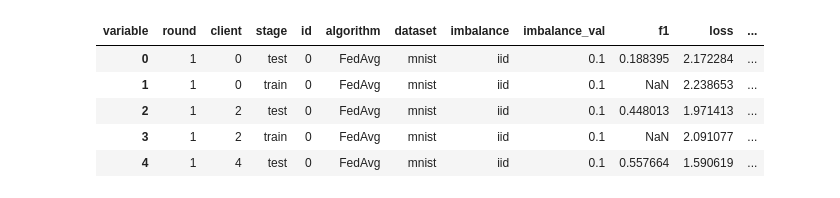
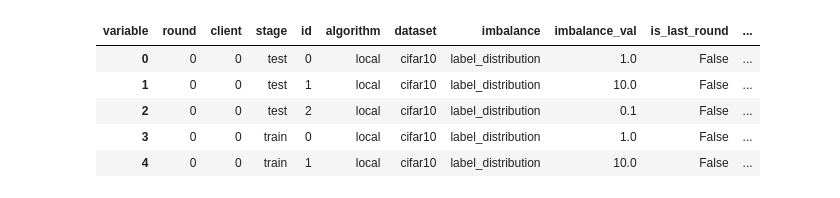
Before and after one commit to lmeinhold/client-benefit-contribution-cfl, a Jupyter notebook: notebooks/Client Benefit.ipynb, the cells around one changed output. Saved outputs shown, nothing was run; the diff lists cells and outputs as text; code cells hidden in the pictures.

Commit message:
Add client benefit notebook

```diff
--- a/notebooks/Client Benefit.ipynb
+++ b/notebooks/Client Benefit.ipynb
@@ -18,5 +17,0 @@ Found 18 config files
-# %%
-config = jsonpickle.decode(config_files[0].read_text())
-data_file = Path(RUNDIR, config_files[0].name.split(".")[0] + ".csv")
-data = pd.read_csv(data_file)
-data.head()
@@ -31,9 +19,9 @@ data.head()
 configs = {}
 dfs = {}
 for config_file in config_files:
-    config = jsonpickle.decode(config_files[0].read_text())
-    data_file = Path(RUNDIR, config_files[0].name.split(".")[0] + ".csv")
-    sub_id = config_files[0].name.split(".")[0].split("_")[-1]
+    config = jsonpickle.decode(config_file.read_text())
+    data_file = Path(RUNDIR, config_file.name.split(".")[0] + ".csv")
+    sub_id = config_file.name.split(".")[0].split("_")[-1]
 
     data = pd.read_csv(data_file)
     data["id"] = sub_id
@@ -41,18 +29,21 @@ for config_file in config_files:
     data["dataset"] = config["dataset"]
     data["imbalance"] = config["imbalance_type"]
     data["imbalance_val"] = config["imbalance_value"]
+    data["is_last_round"] = data["round"] == (config["rounds"] - 1)
 
+    if sub_id in configs:
+        print("Duplicate id!")
     dfs[sub_id] = data
     configs[sub_id] = config
 
 data = pd.concat(dfs.values(), axis=0)
 # %%
-data = data.pivot_table(values = "value", index = ["round", "client", "stage", "id", "algorithm", "dataset", "imbalance", "imbalance_val"], columns = ["variable"]).reset_index()
+data = data.pivot_table(values = "value", index = ["round", "client", "stage", "id", "algorithm", "dataset", "imbalance", "imbalance_val", "is_last_round"], columns = ["variable"]).reset_index()
 data.head()
 # %% [output]
-| variable | round | client | stage | id | algorithm | dataset | imbalance | imbalance_val | f1 | loss | ... |
-| 0 | 1 | 0 | test | 0 | FedAvg | mnist | iid | 0.1 | 0.188395 | 2.172284 | ... |
-| 1 | 1 | 0 | train | 0 | FedAvg | mnist | iid | 0.1 | NaN | 2.238653 | ... |
-| 2 | 1 | 2 | test | 0 | FedAvg | mnist | iid | 0.1 | 0.448013 | 1.971413 | ... |
-| 3 | 1 | 2 | train | 0 | FedAvg | mnist | iid | 0.1 | NaN | 2.091077 | ... |
-| 4 | 1 | 4 | test | 0 | FedAvg | mnist | iid | 0.1 | 0.557664 | 1.590619 | ... |
+| variable | round | client | stage | id | algorithm | dataset | imbalance | imbalance_val | is_last_round | ... |
+| 0 | 0 | 0 | test | 0 | local | cifar10 | label_distribution | 1.0 | False | ... |
+| 1 | 0 | 0 | test | 1 | local | cifar10 | label_distribution | 10.0 | False | ... |
+| 2 | 0 | 0 | test | 2 | local | cifar10 | label_distribution | 0.1 | False | ... |
+| 3 | 0 | 0 | train | 0 | local | cifar10 | label_distribution | 1.0 | False | ... |
+| 4 | 0 | 0 | train | 1 | local | cifar10 | label_distribution | 10.0 | False | ... |
```
Also changed, not shown: parts of 7 cells of this notebook.
